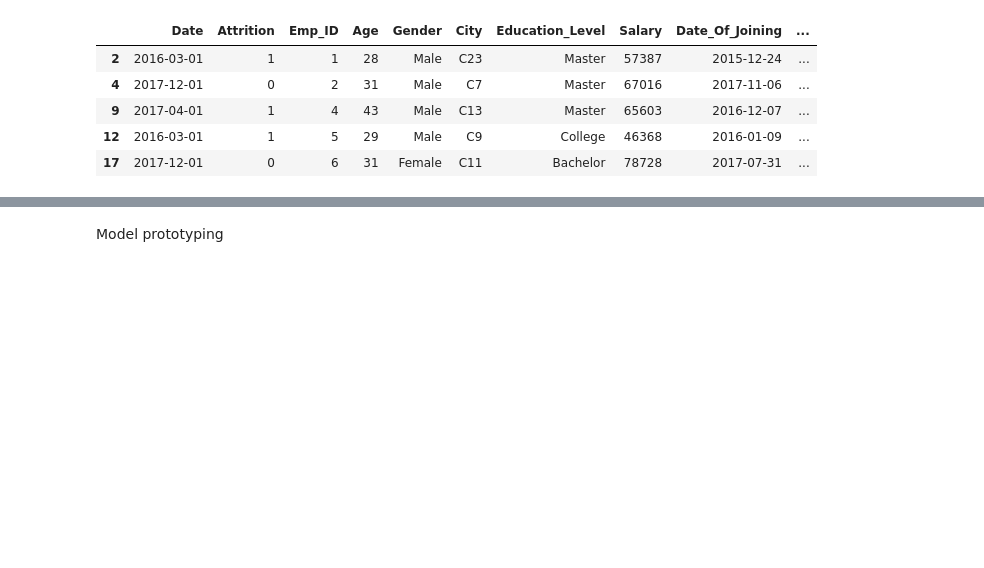
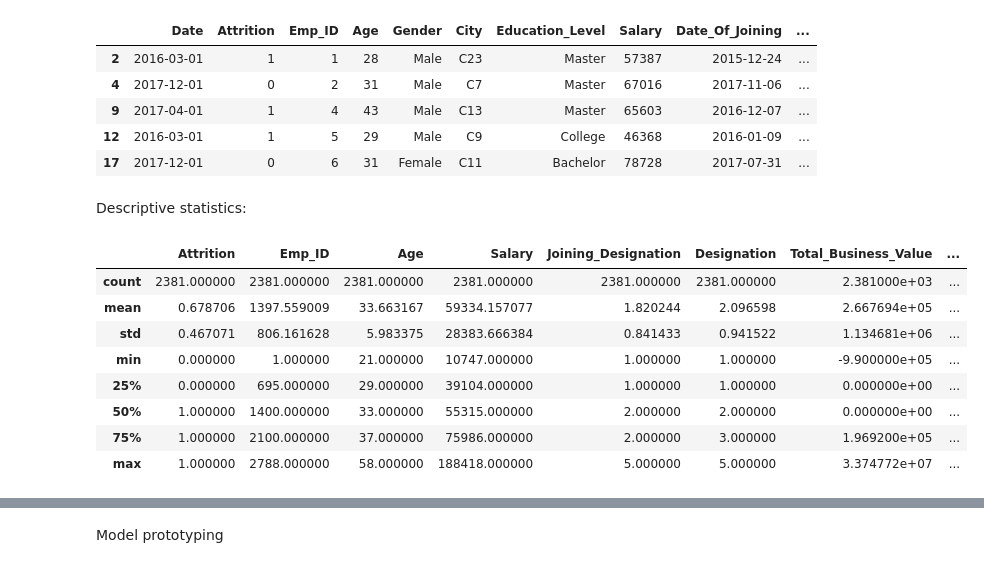
Before and after one commit to MathiasBjorgum/Project, a Jupyter notebook: tdt4259_project_notebook.ipynb, the cells around one changed output, grey strips where cells are left out. Saved outputs shown, nothing was run; the diff lists cells and outputs as text; code cells hidden in the pictures; blank space fills up the shorter version.

Commit message:
Descriptive statistics and som model changes

```diff
--- a/tdt4259_project_notebook.ipynb
+++ b/tdt4259_project_notebook.ipynb
@@ -31,3 +33,18 @@ final_dataset.head()
 | 9 | 2017-04-01 | 1 | 4 | 43 | Male | C13 | Master | 65603 | 2016-12-07 | ... |
 | 12 | 2016-03-01 | 1 | 5 | 29 | Male | C9 | College | 46368 | 2016-01-09 | ... |
 | 17 | 2017-12-01 | 0 | 6 | 31 | Female | C11 | Bachelor | 78728 | 2017-07-31 | ... |
+# %% [markdown]
+Descriptive statistics:
+# %%
+desc = final_dataset.describe()
+desc
+# %% [output]
+|  | Attrition | Emp_ID | Age | Salary | Joining_Designation | Designation | Total_Business_Value | ... |
+| count | 2381.000000 | 2381.000000 | 2381.000000 | 2381.000000 | 2381.000000 | 2381.000000 | 2.381000e+03 | ... |
+| mean | 0.678706 | 1397.559009 | 33.663167 | 59334.157077 | 1.820244 | 2.096598 | 2.667694e+05 | ... |
+| std | 0.467071 | 806.161628 | 5.983375 | 28383.666384 | 0.841433 | 0.941522 | 1.134681e+06 | ... |
+| min | 0.000000 | 1.000000 | 21.000000 | 10747.000000 | 1.000000 | 1.000000 | -9.900000e+05 | ... |
+| 25% | 0.000000 | 695.000000 | 29.000000 | 39104.000000 | 1.000000 | 1.000000 | 0.000000e+00 | ... |
+| 50% | 1.000000 | 1400.000000 | 33.000000 | 55315.000000 | 2.000000 | 2.000000 | 0.000000e+00 | ... |
+| 75% | 1.000000 | 2100.000000 | 37.000000 | 75986.000000 | 2.000000 | 3.000000 | 1.969200e+05 | ... |
+| max | 1.000000 | 2788.000000 | 58.000000 | 188418.000000 | 5.000000 | 5.000000 | 3.374772e+07 | ... |
```
Also changed, not shown: parts of 7 cells of this notebook.
